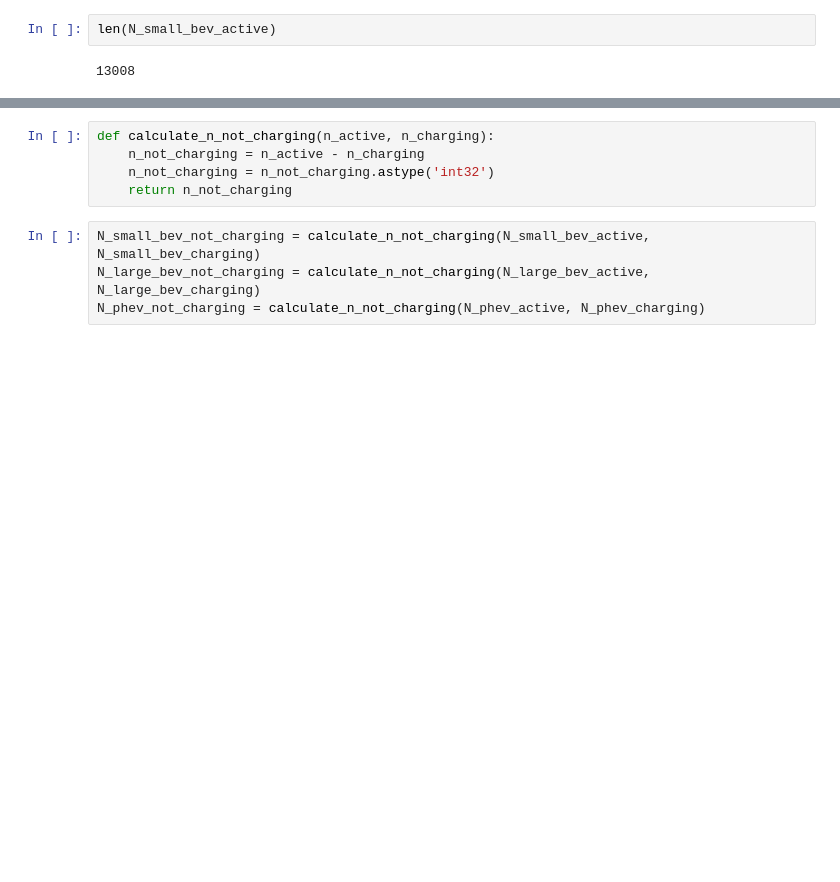
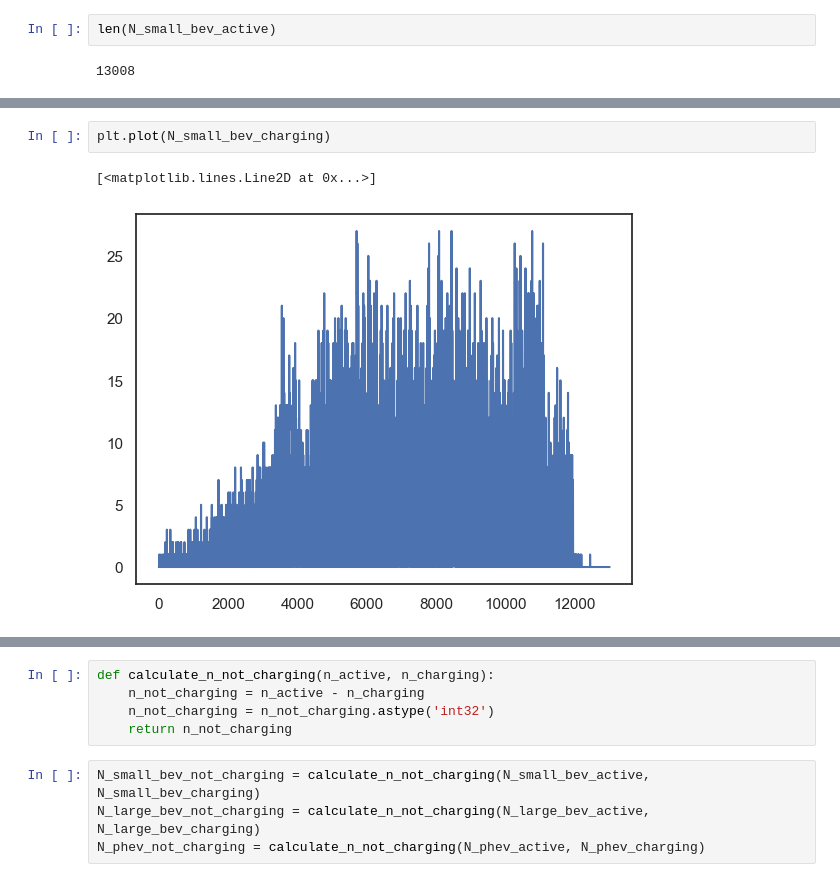
Before and after one commit to isaacflower/Probabilistic-EV-Demand-Modelling, a Jupyter notebook: dev/aggregate_count_data.ipynb, the cells around one changed output, grey strips where cells are left out. Cells and saved outputs as stored; diff of their text form; blank space fills up the shorter version.

```diff
--- a/dev/aggregate_count_data.ipynb
+++ b/dev/aggregate_count_data.ipynb
@@ -163,3 +163,8 @@ plt.plot(N_small_bev_active)
+# %%
+plt.plot(N_small_bev_charging)
+# %% [output]
+[<matplotlib.lines.Line2D at 0x...>]
+[figure, added]
 # %%
 plt.plot(N_large_bev_active)
 # %% [output]
```
Also changed, not shown: parts of 7 cells of this notebook, 2 other files.
